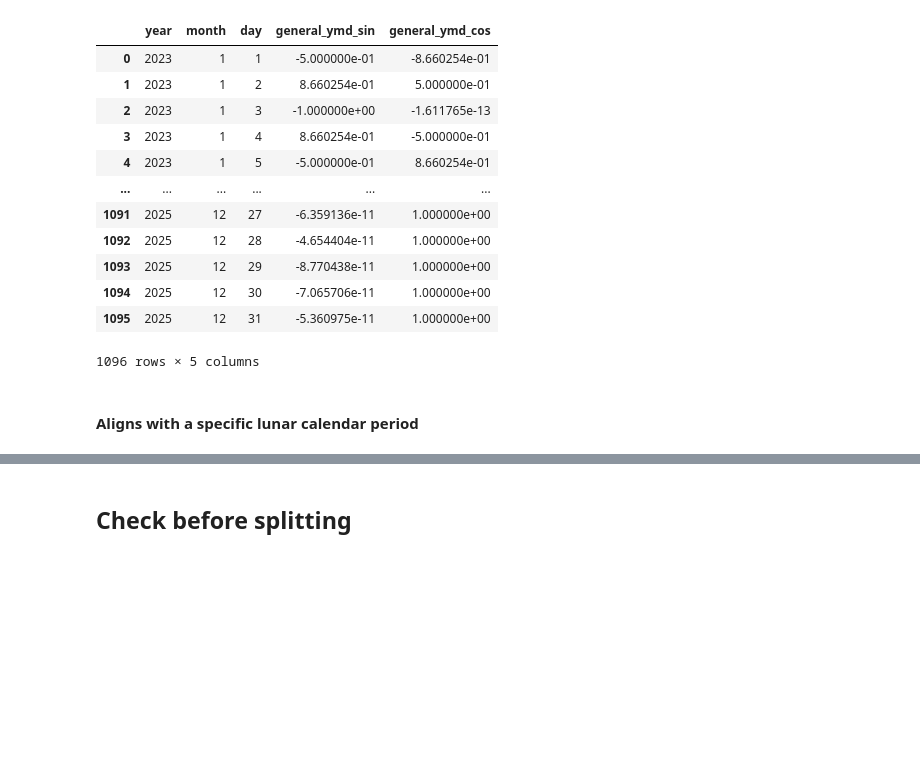
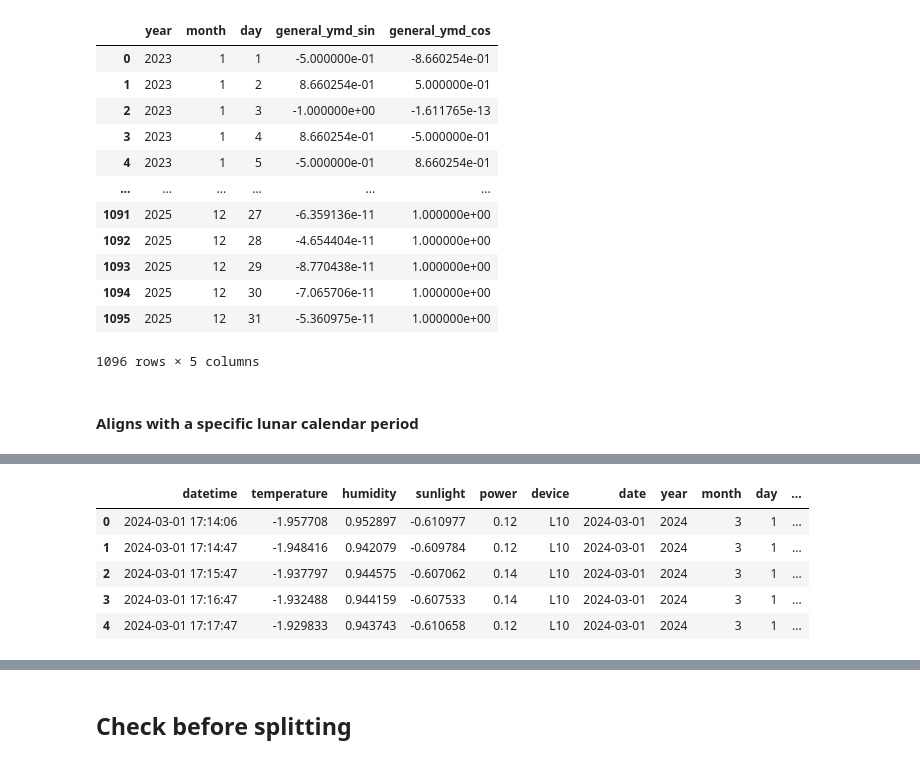
Before and after one commit to chiseanchang0727/aicup-predict-energy-generation, a Jupyter notebook: test_region/Predict_1_Sean.ipynb, the cells around one changed output, grey strips where cells are left out. Saved outputs shown, nothing was run; the diff lists cells and outputs as text; code cells hidden in the pictures; blank space fills up the shorter version.

```diff
--- a/test_region/Predict_1_Sean.ipynb
+++ b/test_region/Predict_1_Sean.ipynb
@@ -177,3 +177,12 @@ df_fe_result.head()
 # %%
-# df_fe_result_sinusoidal_time = pd.merge(df_fe_result, df_general_dates, how='left',  on=['year', 'month', 'day'])
-df_fe_result_sinusoidal_time = df_fe_result
+df_fe_result_sinusoidal_time = pd.merge(df_fe_result, df_general_dates, how='left',  on=['year', 'month', 'day'])
+# df_fe_result_sinusoidal_time = df_fe_result
+df_fe_result_sinusoidal_time.head()
+# pe_check = df_fe_result_sinusoidal_time[[ 'date', 'year','month','general_ymd_0_sin','general_ymd_0_cos','general_ymd_1_sin','general_ymd_1_cos']].drop_duplicates()
+# %% [output]
+|  | datetime | temperature | humidity | sunlight | power | device | date | year | month | day | ... |
+| 0 | 2024-03-01 17:14:06 | -1.957708 | 0.952897 | -0.610977 | 0.12 | L10 | 2024-03-01 | 2024 | 3 | 1 | ... |
+| 1 | 2024-03-01 17:14:47 | -1.948416 | 0.942079 | -0.609784 | 0.12 | L10 | 2024-03-01 | 2024 | 3 | 1 | ... |
+| 2 | 2024-03-01 17:15:47 | -1.937797 | 0.944575 | -0.607062 | 0.14 | L10 | 2024-03-01 | 2024 | 3 | 1 | ... |
+| 3 | 2024-03-01 17:16:47 | -1.932488 | 0.944159 | -0.607533 | 0.14 | L10 | 2024-03-01 | 2024 | 3 | 1 | ... |
+| 4 | 2024-03-01 17:17:47 | -1.929833 | 0.943743 | -0.610658 | 0.12 | L10 | 2024-03-01 | 2024 | 3 | 1 | ... |
```
Also changed, not shown: parts of 7 cells of this notebook, 4 other files.
